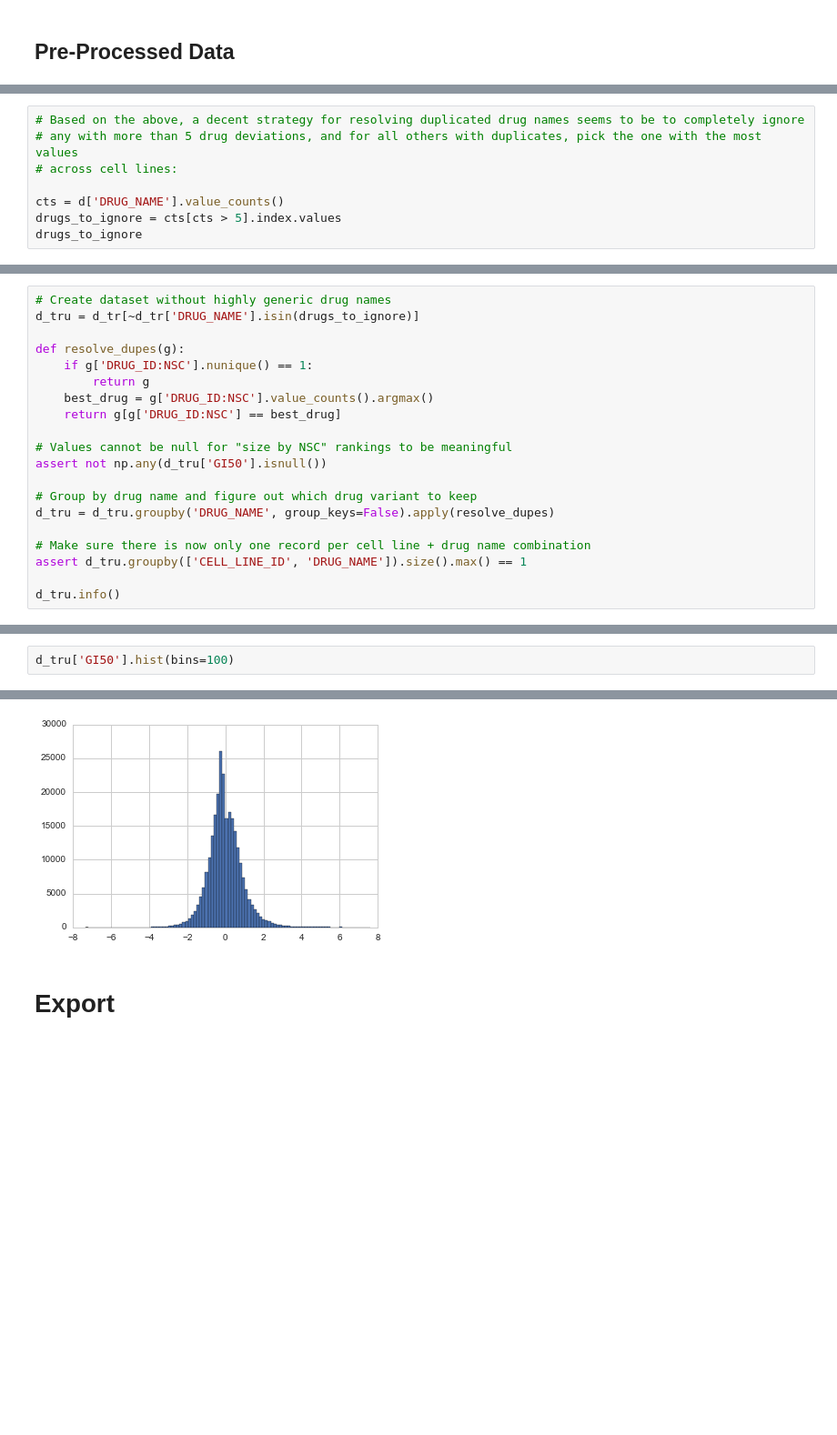
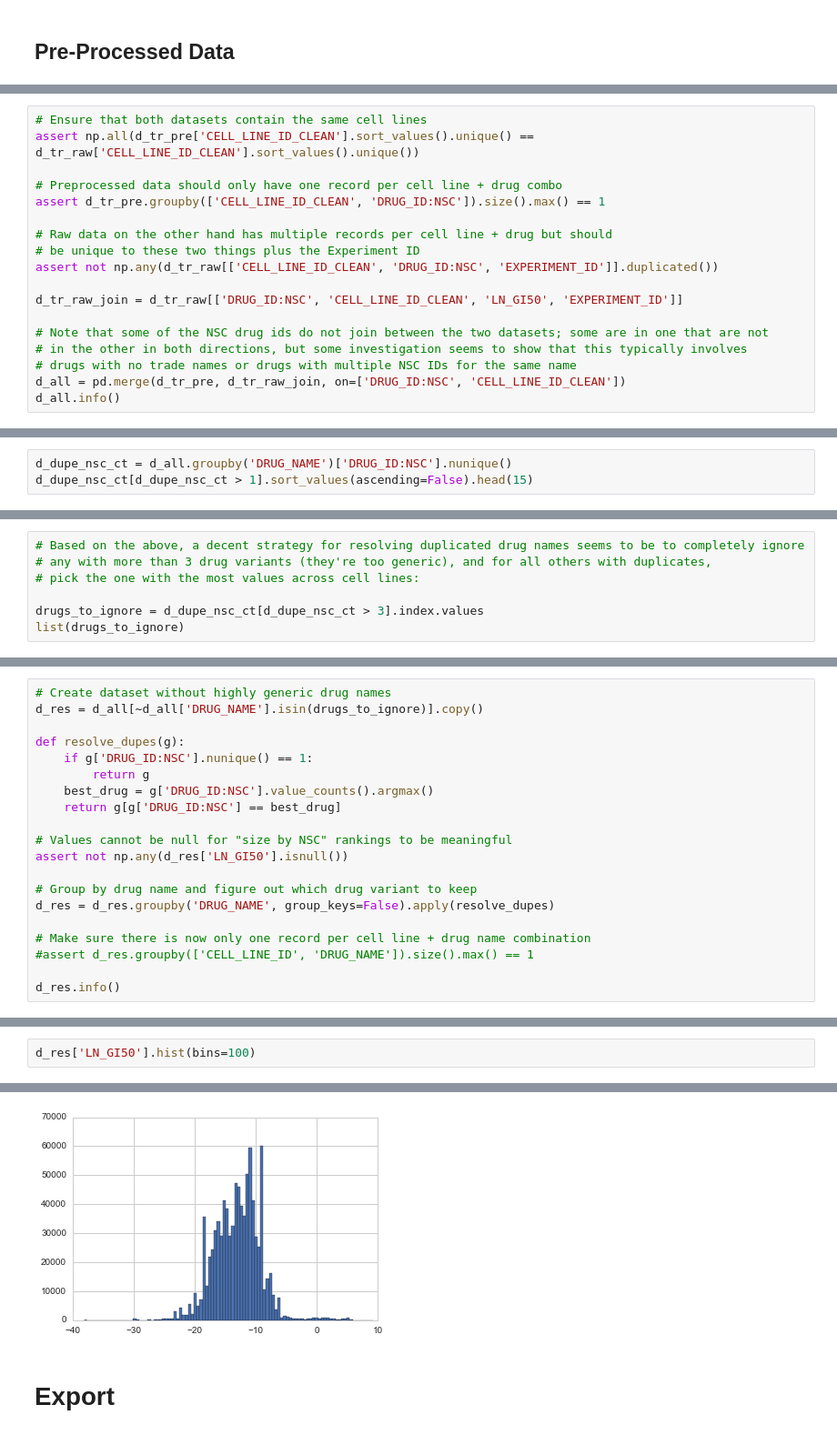
Before and after one commit to eric-czech/mgds, a Jupyter notebook: python/notebook/data_aggregation/import/nci60/v2/drug-sensitivity.ipynb, the cells around one changed output, grey strips where cells are left out. Shown at 91% size. Saved outputs shown, nothing was run; the diff lists cells and outputs as text; blank space fills up the shorter version.

```diff
--- a/python/notebook/data_aggregation/import/nci60/v2/drug-sensitivity.ipynb
+++ b/python/notebook/data_aggregation/import/nci60/v2/drug-sensitivity.ipynb
@@ -213,0 +325,18 @@ memory usage: 96.7+ MB
+# %%
+# Ensure that both datasets contain the same cell lines
+assert np.all(d_tr_pre['CELL_LINE_ID_CLEAN'].sort_values().unique() == d_tr_raw['CELL_LINE_ID_CLEAN'].sort_values().unique())
+
+# Preprocessed data should only have one record per cell line + drug combo
+assert d_tr_pre.groupby(['CELL_LINE_ID_CLEAN', 'DRUG_ID:NSC']).size().max() == 1
+
+# Raw data on the other hand has multiple records per cell line + drug but should
+# be unique to these two things plus the Experiment ID
+assert not np.any(d_tr_raw[['CELL_LINE_ID_CLEAN', 'DRUG_ID:NSC', 'EXPERIMENT_ID']].duplicated())
+
+d_tr_raw_join = d_tr_raw[['DRUG_ID:NSC', 'CELL_LINE_ID_CLEAN', 'LN_GI50', 'EXPERIMENT_ID']]
+
+# Note that some of the NSC drug ids do not join between the two datasets; some are in one that are not
+# in the other in both directions, but some investigation seems to show that this typically involves
+# drugs with no trade names or drugs with multiple NSC IDs for the same name
+d_all = pd.merge(d_tr_pre, d_tr_raw_join, on=['DRUG_ID:NSC', 'CELL_LINE_ID_CLEAN'])
+d_all.info()
@@ -253,0 +383,3 @@ d[d['DRUG_NAME'] == 'Mitoxantrone']
+# %%
+d_dupe_nsc_ct = d_all.groupby('DRUG_NAME')['DRUG_ID:NSC'].nunique()
+d_dupe_nsc_ct[d_dupe_nsc_ct > 1].sort_values(ascending=False).head(15)
@@ -262,10 +422,9 @@ cf.iplot(traces)
 [interactive output not drawn]
 # %%
 # Based on the above, a decent strategy for resolving duplicated drug names seems to be to completely ignore
-# any with more than 5 drug deviations, and for all others with duplicates, pick the one with the most values
-# across cell lines:
+# any with more than 3 drug variants (they're too generic), and for all others with duplicates,
+# pick the one with the most values across cell lines:
 
-cts = d['DRUG_NAME'].value_counts()
-drugs_to_ignore = cts[cts > 5].index.values
-drugs_to_ignore
+drugs_to_ignore = d_dupe_nsc_ct[d_dupe_nsc_ct > 3].index.values
+list(drugs_to_ignore)
 # %% [output]
@@ -275,6 +439,6 @@ array(['mmv malaria box', 'Camptothecin Derivative',
 # %%
 # Create dataset without highly generic drug names
-d_tru = d_tr[~d_tr['DRUG_NAME'].isin(drugs_to_ignore)]
+d_res = d_all[~d_all['DRUG_NAME'].isin(drugs_to_ignore)].copy()
 
 def resolve_dupes(g):
     if g['DRUG_ID:NSC'].nunique() == 1:
@@ -283,14 +447,14 @@ def resolve_dupes(g):
     return g[g['DRUG_ID:NSC'] == best_drug]
 
 # Values cannot be null for "size by NSC" rankings to be meaningful
-assert not np.any(d_tru['GI50'].isnull())
+assert not np.any(d_res['LN_GI50'].isnull())
 
 # Group by drug name and figure out which drug variant to keep
-d_tru = d_tru.groupby('DRUG_NAME', group_keys=False).apply(resolve_dupes)
+d_res = d_res.groupby('DRUG_NAME', group_keys=False).apply(resolve_dupes)
 
 # Make sure there is now only one record per cell line + drug name combination
-assert d_tru.groupby(['CELL_LINE_ID', 'DRUG_NAME']).size().max() == 1
+#assert d_res.groupby(['CELL_LINE_ID', 'DRUG_NAME']).size().max() == 1
 
-d_tru.info()
+d_res.info()
 # %% [output]
 <class 'pandas.core.frame.DataFrame'>
@@ -311,7 +478,7 @@ memory usage: 21.8+ MB
 # %%
-d_tru['GI50'].hist(bins=100)
+d_res['LN_GI50'].hist(bins=100)
 # %% [output]
 <matplotlib.axes._subplots.AxesSubplot at 0x...>
-[figure, old version]
+[figure, new version]
 # %% [markdown]
 # Export
```
Also changed, not shown: parts of 33 cells of this notebook, 14 other files.
